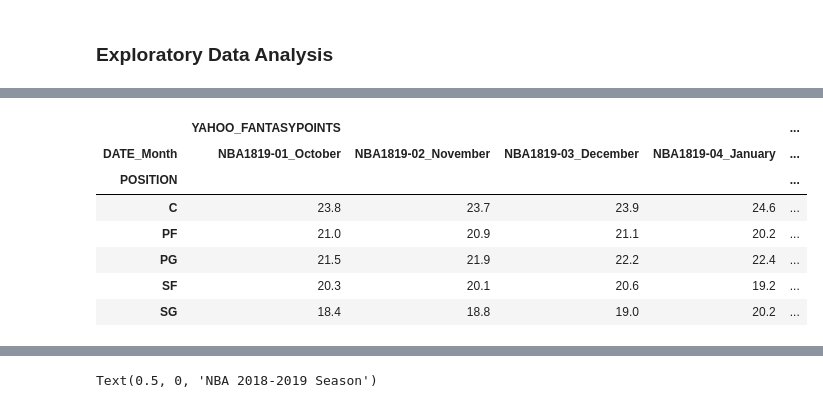
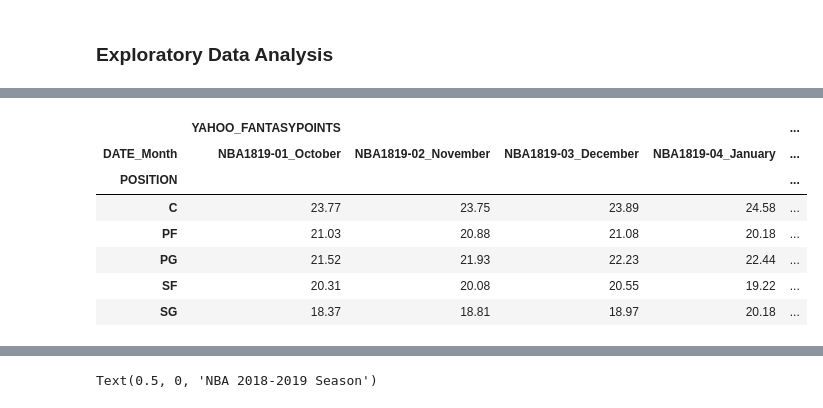
Before and after one commit to acheng1230/Udacity_DataScientist_Nanodegree, a Jupyter notebook: Project_01/ipynb/02_DataAnalysis_PlayerStats-DFS.ipynb, the cells around one changed output, grey strips where cells are left out. Cells and saved outputs as stored; diff of their text form; code cells hidden in the pictures.

```diff
--- a/Project_01/ipynb/02_DataAnalysis_PlayerStats-DFS.ipynb
+++ b/Project_01/ipynb/02_DataAnalysis_PlayerStats-DFS.ipynb
@@ -26,4 +26,4 @@ import matplotlib.style as style
 style.use('fivethirtyeight')
 
 # Use 2 decimal places in output display
-pd.set_option("display.precision", 1)
+pd.set_option("display.precision", 2)
@@ -114,9 +96,6 @@ Name: POSITION, dtype: int64
 # %%
-# Institute a minimum games played to reduce noise
-# df = min_games_filter(df, games_played=40)
-
-# Create a filter to look at main positions and regular season games (no playoffs since fantasy season ends before playoffs start)
-starter_mask = (df['DATASET'] == 'NBA 2018-2019 Regular Season') & \
-                ((df['POSITION'] == 'PG') | (df['POSITION'] == 'SG') | (df['POSITION'] == 'SF') | (df['POSITION'] == 'PF') | (df['POSITION'] == 'C'))
+# Create a filter to look at primary positions and regular season games (no playoffs since fantasy season ends before playoffs start)
+mask = (df['DATASET'] == 'NBA 2018-2019 Regular Season') & \
+            ((df['POSITION'] == 'PG') | (df['POSITION'] == 'SG') | (df['POSITION'] == 'SF') | (df['POSITION'] == 'PF') | (df['POSITION'] == 'C'))
 # %% [markdown]
 ### Exploratory Data Analysis
@@ -123,15 +115,17 @@ starter_mask = (df['DATASET'] == 'NBA 2018-2019 Regular Season') & \
 # %%
 # Season trends for positions and their respective average fantasy score values
-pd.pivot_table(df[starter_mask], index=['POSITION'],
-                                      values=['YAHOO_FANTASYPOINTS'],
-                                      columns=['DATE_Month'],
-                                      aggfunc='mean')
+position_trends = pd.pivot_table(df[mask], index=['POSITION'],
+                                           values=['YAHOO_FANTASYPOINTS'],
+                                           columns=['DATE_Month'],
+                                           aggfunc='mean')
+
+position_trends
 # %% [output]
 |  | YAHOO_FANTASYPOINTS |  |  |  | ... |
 | DATE_Month | NBA1819-01_October | NBA1819-02_November | NBA1819-03_December | NBA1819-04_January | ... |
 | POSITION |  |  |  |  | ... |
-| C | 23.8 | 23.7 | 23.9 | 24.6 | ... |
-| PF | 21.0 | 20.9 | 21.1 | 20.2 | ... |
-| PG | 21.5 | 21.9 | 22.2 | 22.4 | ... |
-| SF | 20.3 | 20.1 | 20.6 | 19.2 | ... |
-| SG | 18.4 | 18.8 | 19.0 | 20.2 | ... |
+| C | 23.77 | 23.75 | 23.89 | 24.58 | ... |
+| PF | 21.03 | 20.88 | 21.08 | 20.18 | ... |
+| PG | 21.52 | 21.93 | 22.23 | 22.44 | ... |
+| SF | 20.31 | 20.08 | 20.55 | 19.22 | ... |
+| SG | 18.37 | 18.81 | 18.97 | 20.18 | ... |
```
Also changed, not shown: parts of 28 cells of this notebook, 1 other file.
